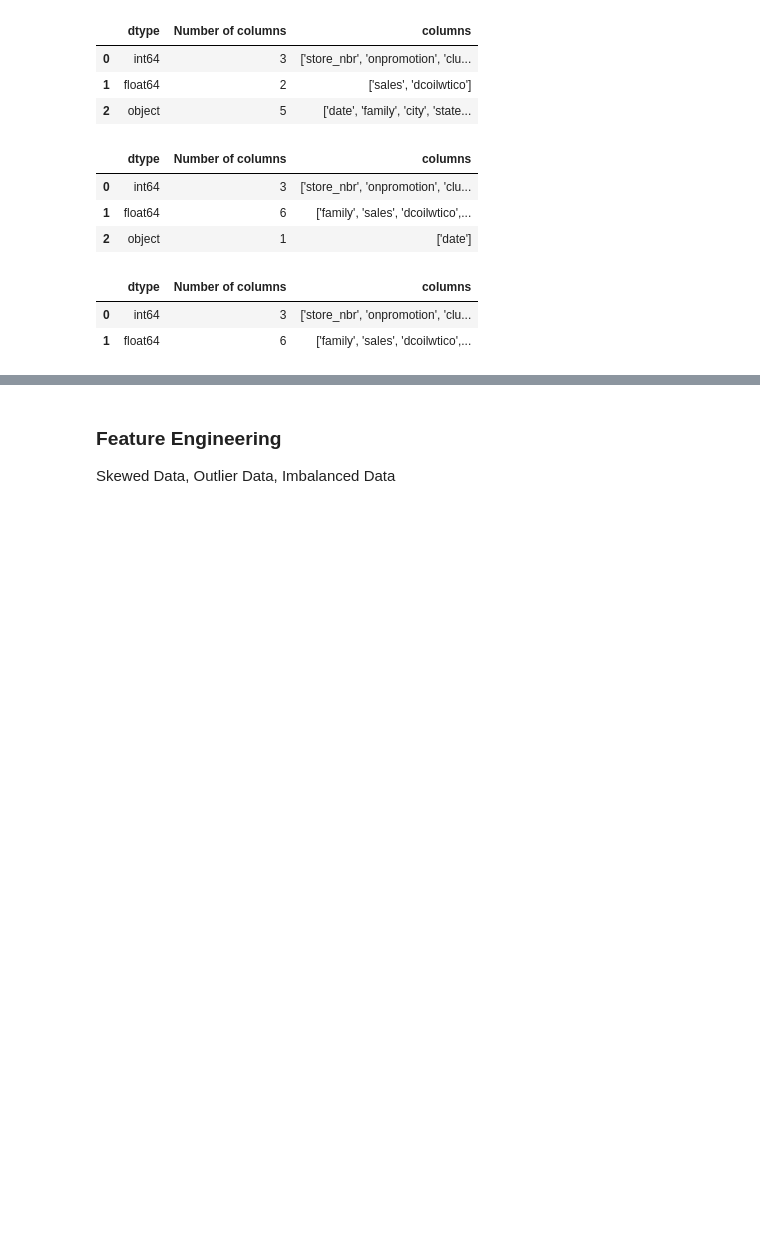
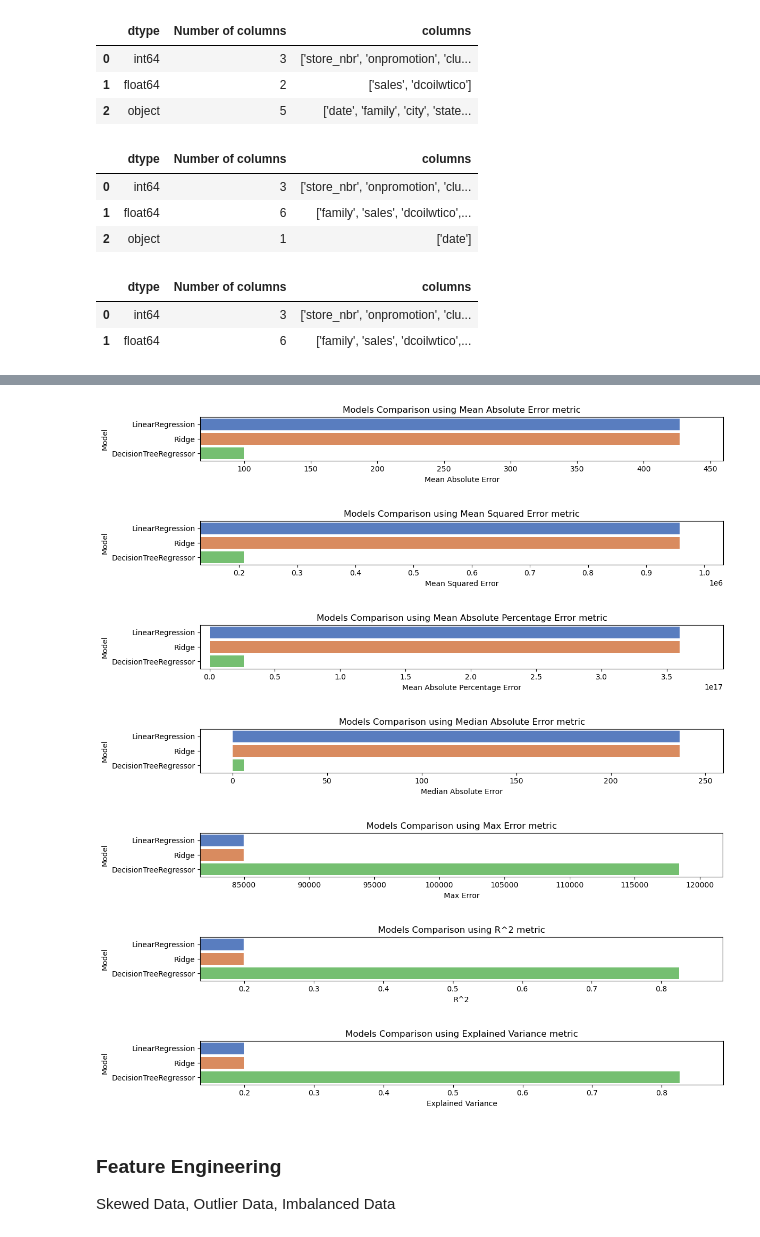
Before and after one commit to bharath03-a/time_series, a Jupyter notebook: kaggle_competition.ipynb, the cells around one changed output, grey strips where cells are left out. Cells and saved outputs as stored; diff of their text form; code cells hidden in the pictures; blank space fills up the shorter version.

```diff
--- a/kaggle_competition.ipynb
+++ b/kaggle_competition.ipynb
@@ -562,3 +562,16 @@ models_result
+# %%
+metrics = ['Mean Absolute Error', 'Mean Squared Error', 'Mean Absolute Percentage Error', 'Median Absolute Error', 'Max Error', 'R^2', 'Explained Variance']
+
+for metric in metrics:
+    plot_bar_chart(models_result, x=metric, y='Model', xlabel=metric, ylabel='Model', title=f"Models Comparison using {metric} metric")
+# %% [output]
+[figure, added]
+[figure, added]
+[figure, added]
+[figure, added]
+[figure, added]
+[figure, added]
+[figure, added]
 # %% [markdown]
 ### Feature Engineering
 
```
Also changed, not shown: parts of 23 cells of this notebook.
